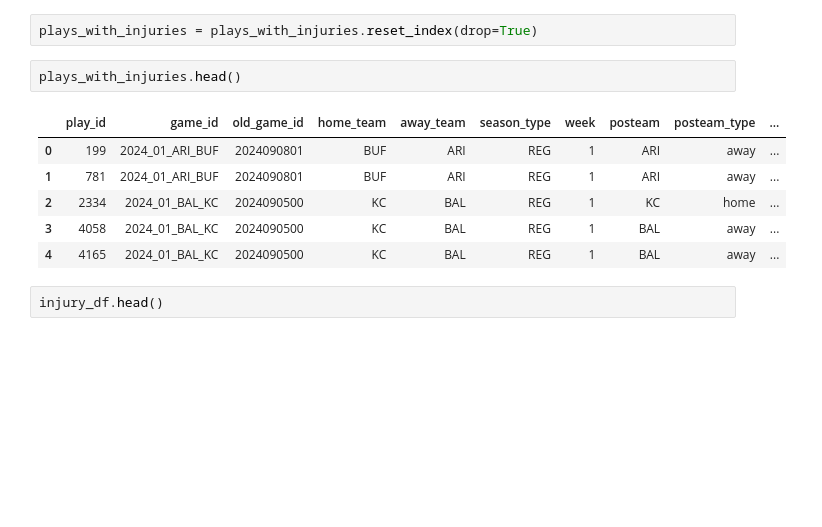
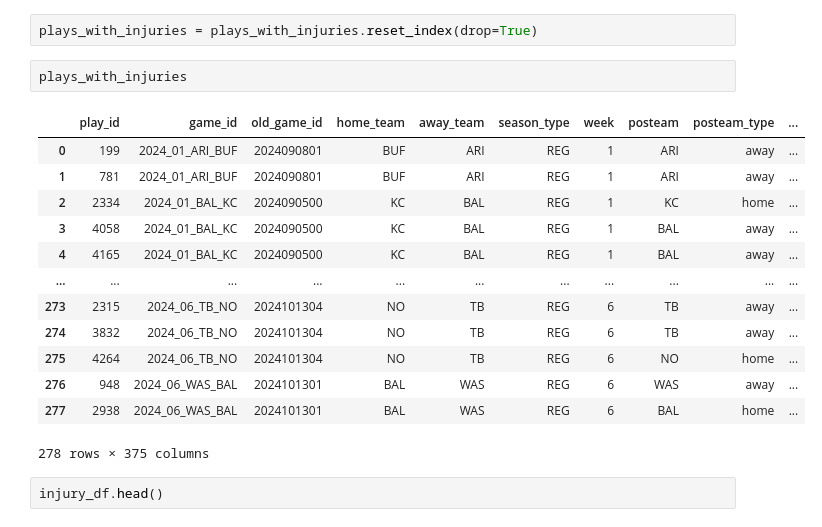
Before and after one commit to DiyaPrasanth20/NFL_Analysis, a Jupyter notebook: DataPrep.ipynb, the cells around one changed output. Cells and saved outputs as stored; diff of their text form; blank space fills up the shorter version.

```diff
--- a/DataPrep.ipynb
+++ b/DataPrep.ipynb
@@ -265,14 +265,21 @@ plays_with_injuries.head()
 # %%
 plays_with_injuries = plays_with_injuries.reset_index(drop=True)
 # %%
-plays_with_injuries.head()
+plays_with_injuries
 # %% [output]
 |  | play_id | game_id | old_game_id | home_team | away_team | season_type | week | posteam | posteam_type | ... |
 | 0 | 199 | 2024_01_ARI_BUF | 2024090801 | BUF | ARI | REG | 1 | ARI | away | ... |
 | 1 | 781 | 2024_01_ARI_BUF | 2024090801 | BUF | ARI | REG | 1 | ARI | away | ... |
 | 2 | 2334 | 2024_01_BAL_KC | 2024090500 | KC | BAL | REG | 1 | KC | home | ... |
 | 3 | 4058 | 2024_01_BAL_KC | 2024090500 | KC | BAL | REG | 1 | BAL | away | ... |
 | 4 | 4165 | 2024_01_BAL_KC | 2024090500 | KC | BAL | REG | 1 | BAL | away | ... |
+| ... | ... | ... | ... | ... | ... | ... | ... | ... | ... | ... |
+| 273 | 2315 | 2024_06_TB_NO | 2024101304 | NO | TB | REG | 6 | TB | away | ... |
+| 274 | 3832 | 2024_06_TB_NO | 2024101304 | NO | TB | REG | 6 | TB | away | ... |
+| 275 | 4264 | 2024_06_TB_NO | 2024101304 | NO | TB | REG | 6 | NO | home | ... |
+| 276 | 948 | 2024_06_WAS_BAL | 2024101301 | BAL | WAS | REG | 6 | WAS | away | ... |
+| 277 | 2938 | 2024_06_WAS_BAL | 2024101301 | BAL | WAS | REG | 6 | BAL | home | ... |
+278 rows × 375 columns
 # %%
 injury_df.head()
 # %% [output]
```
